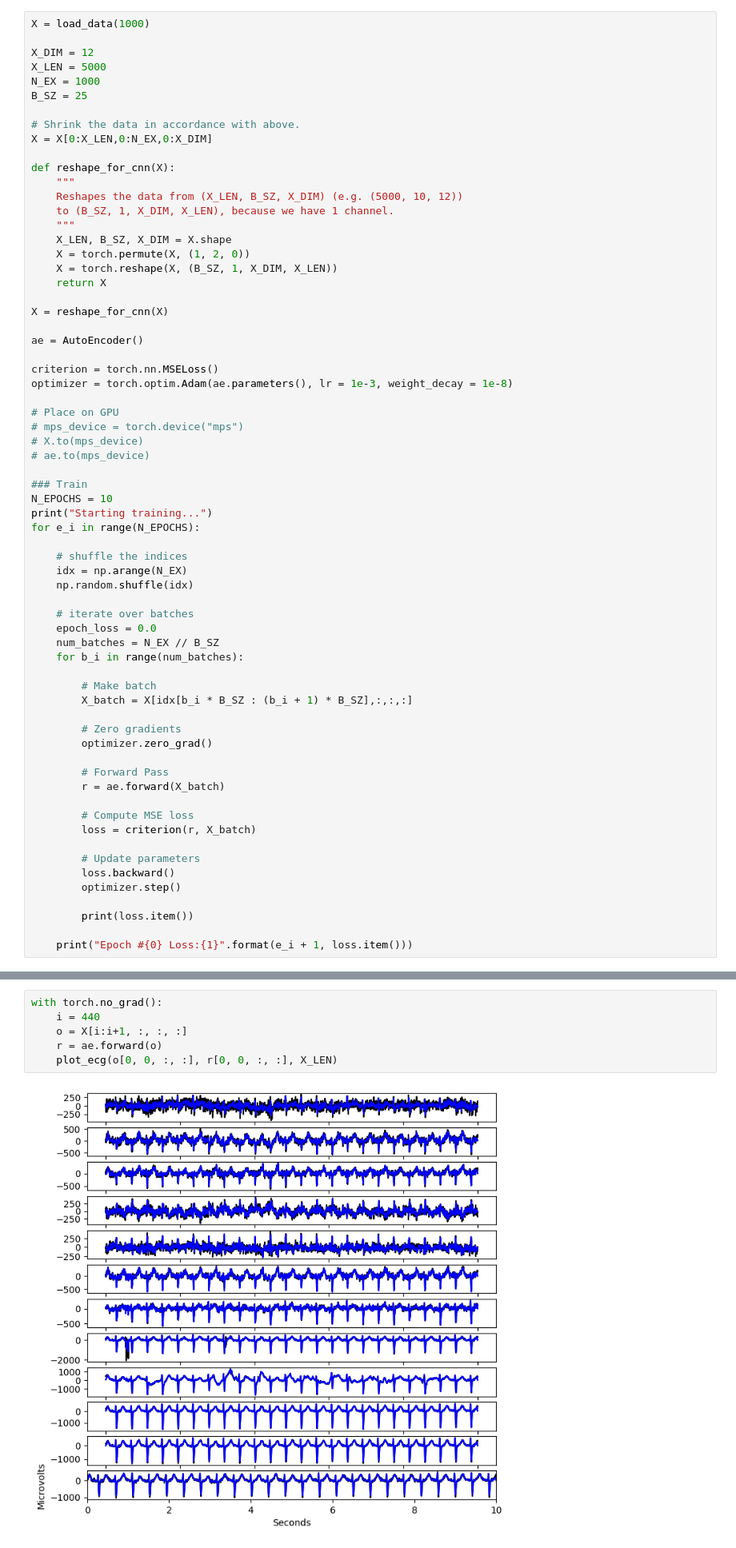
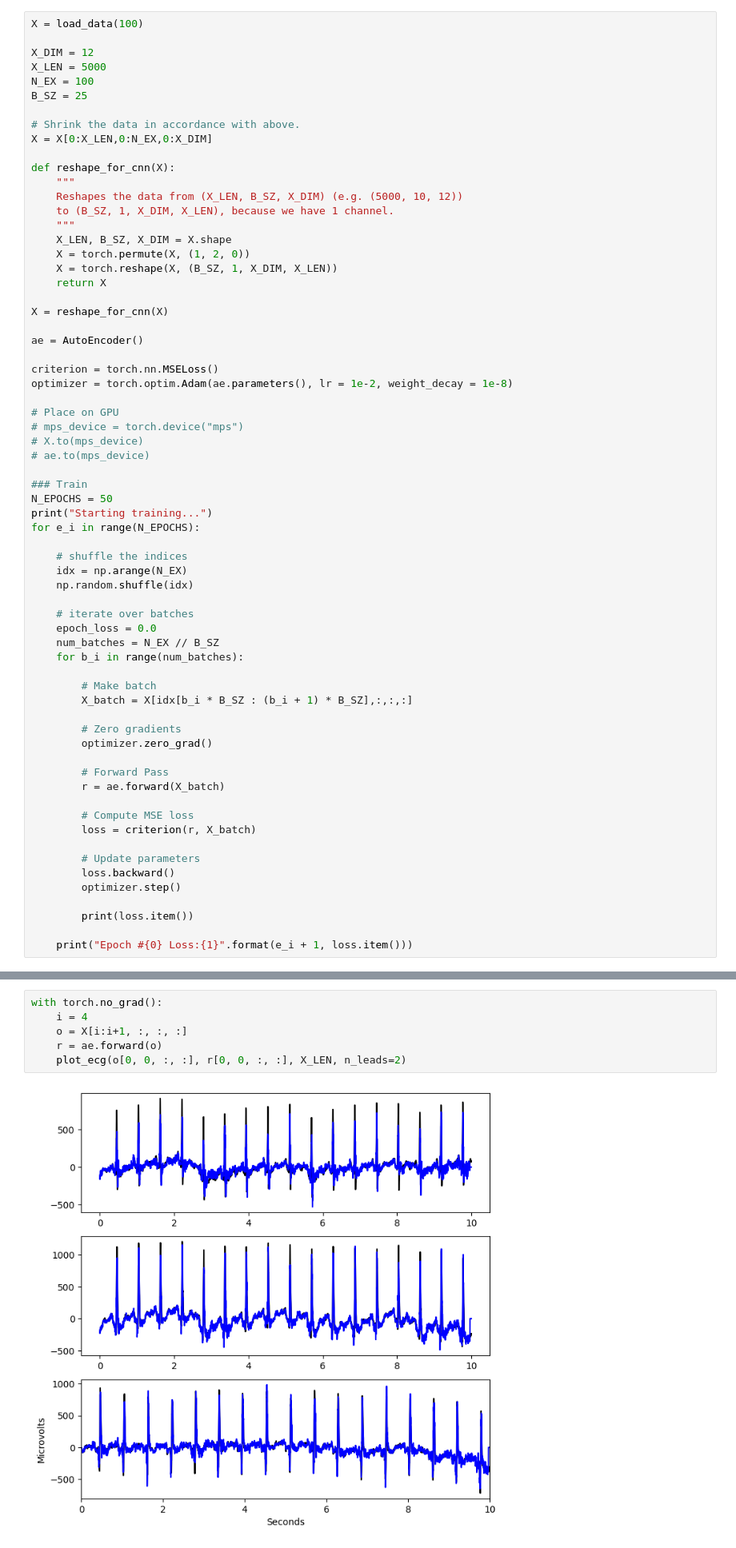
Before and after one commit to yonatano/ecg_project, a Jupyter notebook: notebook.ipynb, the cells around one changed output, grey strips where cells are left out. Shown: that part at 80% size. Drawn from its saved outputs; the diff is of its cells as text.

```diff
--- a/notebook.ipynb
+++ b/notebook.ipynb
@@ -432,11 +458,11 @@ data.head()
 | 3 | MUSE_20180113_121940_44000 | SB | NONE | 66 | MALE | 53 | 53 | 96 | 456 | ... |
 | 4 | MUSE_20180112_122850_57000 | AF | STDD STTC | 73 | FEMALE | 162 | 162 | 114 | 252 | ... |
 # %%
-X = load_data(1000)
+X = load_data(100)
 
 X_DIM = 12
 X_LEN = 5000
-N_EX = 1000
+N_EX = 100
 B_SZ = 25
 
 # Shrink the data in accordance with above.
@@ -457,7 +483,7 @@ X = reshape_for_cnn(X)
 ae = AutoEncoder()
 
 criterion = torch.nn.MSELoss()
-optimizer = torch.optim.Adam(ae.parameters(), lr = 1e-3, weight_decay = 1e-8)
+optimizer = torch.optim.Adam(ae.parameters(), lr = 1e-2, weight_decay = 1e-8)
 
 # Place on GPU
 # mps_device = torch.device("mps")
@@ -465,7 +491,7 @@ optimizer = torch.optim.Adam(ae.parameters(), lr = 1e-3, weight_decay = 1e-8)
 # ae.to(mps_device)
 
 ### Train
-N_EPOCHS = 10
+N_EPOCHS = 50
 print("Starting training...")
 for e_i in range(N_EPOCHS):
 
@@ -519,11 +546,11 @@ Epoch #9 Loss:598.9406127929688
 # %%
 with torch.no_grad():
-    i = 440
+    i = 4
     o = X[i:i+1, :, :, :]
     r = ae.forward(o)
-    plot_ecg(o[0, 0, :, :], r[0, 0, :, :], X_LEN)
+    plot_ecg(o[0, 0, :, :], r[0, 0, :, :], X_LEN, n_leads=2)
 # %% [output]
-[figure, old version]
+[figure, new version]
 # %%
 np.arange(N_EX)
 # %% [output]
```
Also changed, not shown: parts of 4 cells of this notebook.
